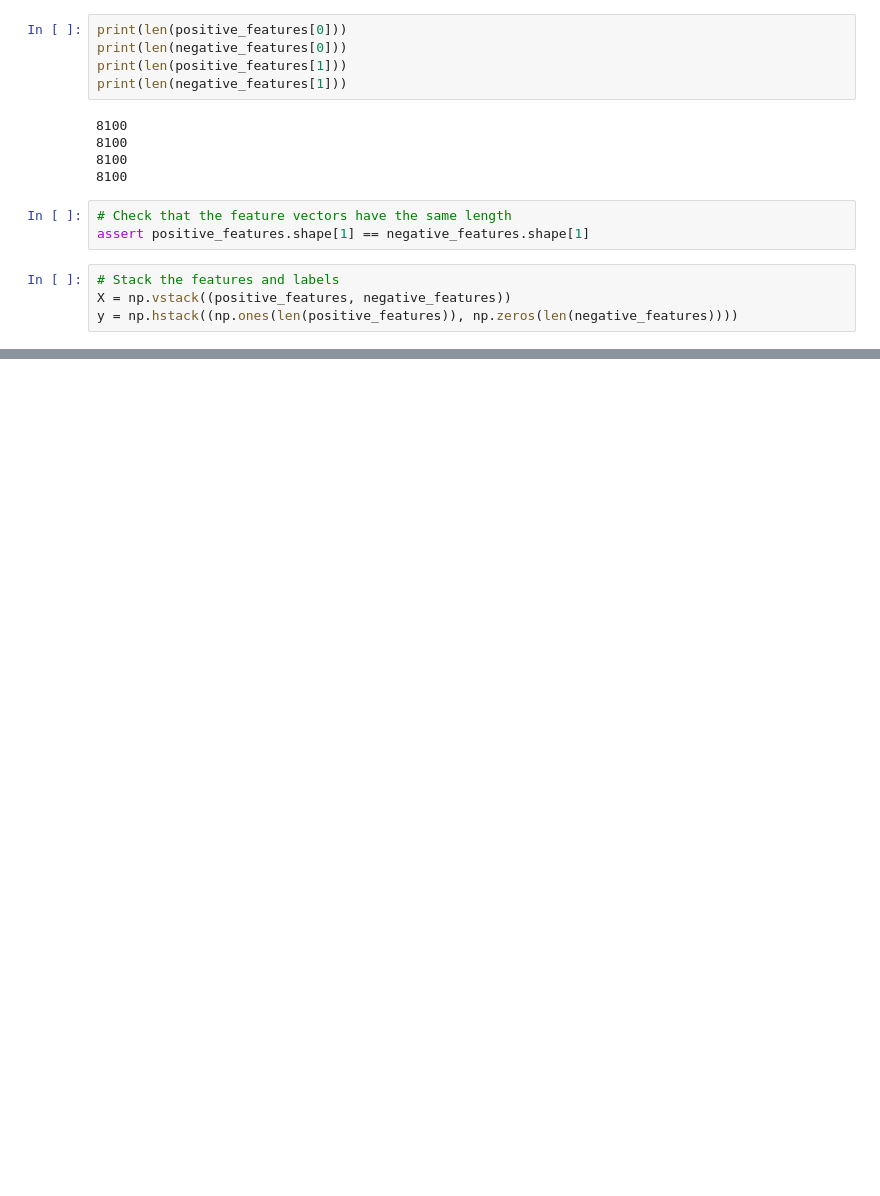
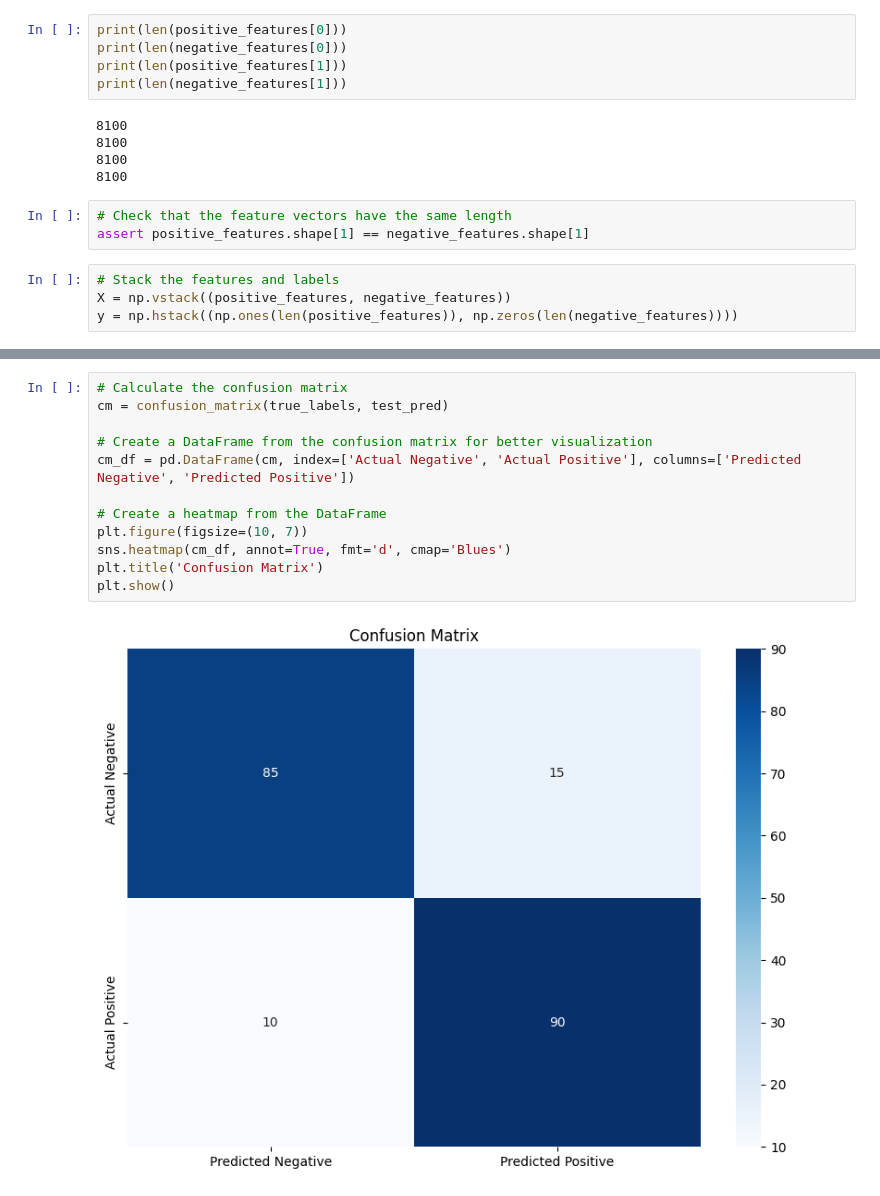
Before and after one commit to 4gungnand/pp-counter, a Jupyter notebook: load.ipynb, the cells around one changed output, grey strips where cells are left out. Cells and saved outputs as stored; diff of their text form; blank space fills up the shorter version.

```diff
--- a/load.ipynb
+++ b/load.ipynb
@@ -447,0 +381,14 @@ error: OpenCV(3.4.18) D:\a\opencv-python\opencv-python\opencv\modules\imgproc\sr
+# %%
+# Calculate the confusion matrix
+cm = confusion_matrix(true_labels, test_pred)
+
+# Create a DataFrame from the confusion matrix for better visualization
+cm_df = pd.DataFrame(cm, index=['Actual Negative', 'Actual Positive'], columns=['Predicted Negative', 'Predicted Positive'])
+
+# Create a heatmap from the DataFrame
+plt.figure(figsize=(10, 7))
+sns.heatmap(cm_df, annot=True, fmt='d', cmap='Blues')
+plt.title('Confusion Matrix')
+plt.show()
+# %% [output]
+[figure, added]
```
Also changed, not shown: parts of 30 cells of this notebook, 16 other files.
